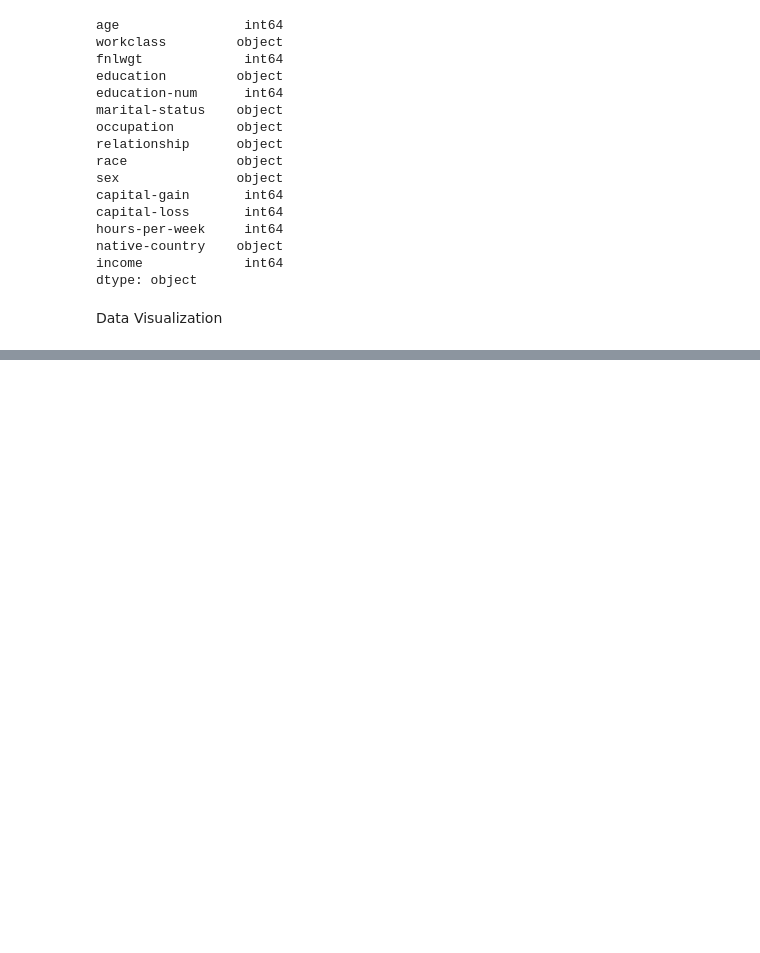
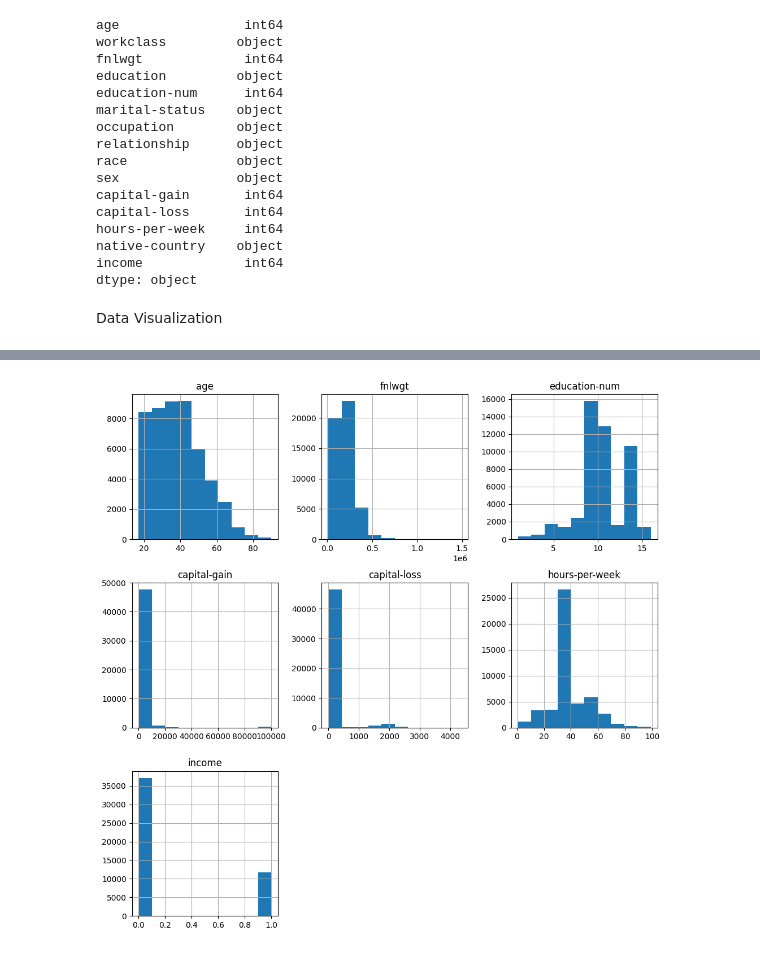
Before and after one commit to NethumDinusara/ML_CW, a Jupyter notebook: ML_CW_20221249.ipynb, the cells around one changed output, grey strips where cells are left out. Cells and saved outputs as stored; diff of their text form; code cells hidden in the pictures; blank space fills up the shorter version.

```diff
--- a/ML_CW_20221249.ipynb
+++ b/ML_CW_20221249.ipynb
@@ -374,0 +400,4 @@ Data Visualization
+# %%
+df.hist(figsize=(12,12), layout=(3,3), sharex=False);
+# %% [output]
+[figure, added]
```
Also changed, not shown: parts of 10 cells of this notebook.
